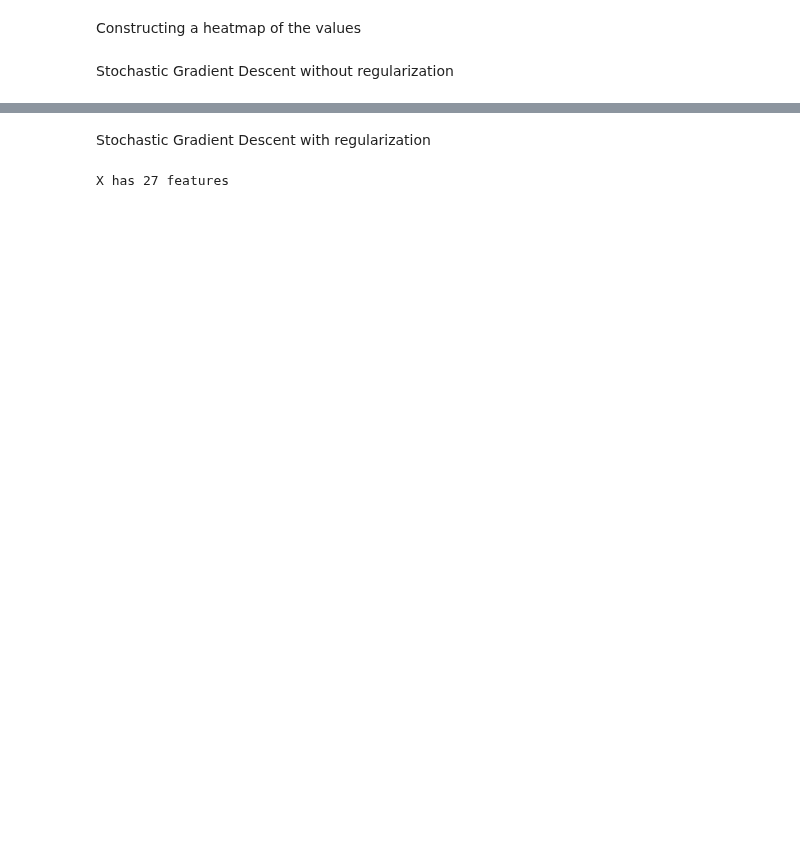
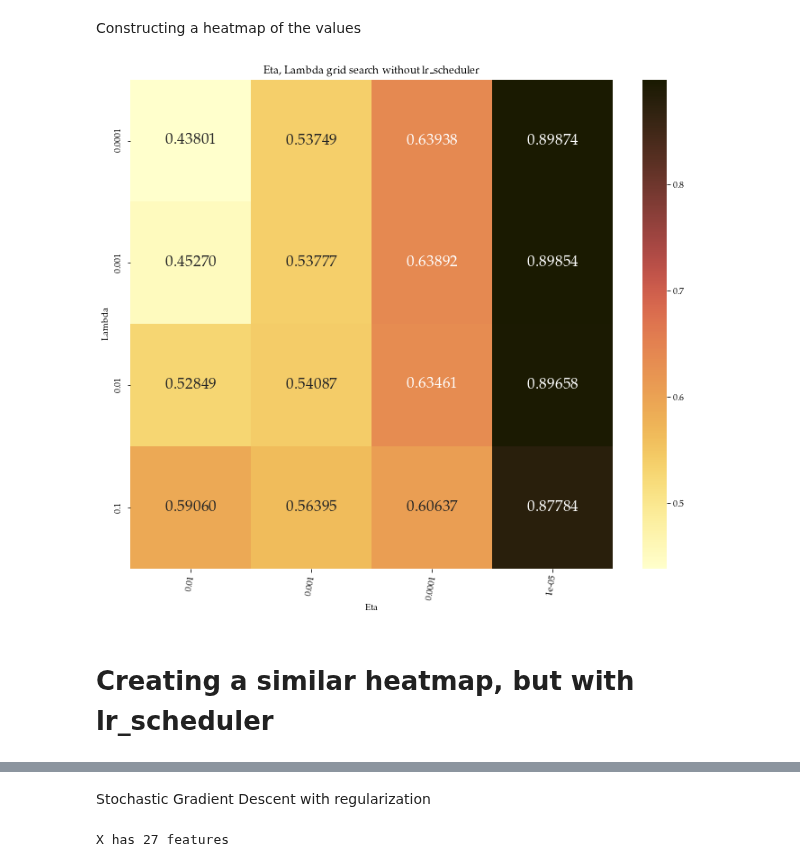
Before and after one commit to AndreasBordvik/FYS-STK4155-Prj2_report, a Jupyter notebook: code/Part_A.ipynb, the cells around one changed output, grey strips where cells are left out. Saved outputs shown, nothing was run; the diff lists cells and outputs as text; code cells hidden in the pictures; blank space fills up the shorter version.

```diff
--- a/code/Part_A.ipynb
+++ b/code/Part_A.ipynb
@@ -164,6 +172,9 @@ plt.savefig(f"{REPORT_FIGURES}{EX_A}mse_with_varying_epoch.pdf")
 # %% [markdown]
 Computing the values
 # %%
+theta_initial_values = np.random.randn(X_train.shape[1],1)
+batch_size = 5
+
 etas = np.logspace(-5, -2, 4)
 lambdas = np.logspace(-4, -1, 4)
 epoch = 100 # Based on the plot above, good computational efficiency / precision ratio
@@ -172,8 +183,9 @@ heatmap_mtrx = np.zeros(shape=(len(etas), len(lambdas)))
 
 for eta in range(len(etas)):
     for lmb in range(len(lambdas)):
+        np.random.seed(SEED_VALUE)
         print(f"Training for eta: {etas[eta]}, lambda: {lambdas[lmb]}")
-        theta = sgd(X_train, t_train, theta_initial_values, epoch, batch_size, eta=etas[eta], lmb=lambdas[lmb], lr_scheduler=True)
+        theta = sgd(X_train, t_train, theta_initial_values, epoch, batch_size, eta=etas[eta], lmb=lambdas[lmb], lr_scheduler=False)
         heatmap_mtrx[eta, lmb] = MSE(t_test, X_test @ theta)
         print(MSE(t_test, X_test @ theta))
 # %% [output]
@@ -187,13 +217,13 @@ KeyboardInterrupt:
 Constructing a heatmap of the values
 # %%
 plt.figure(figsize=(12,10))
-gridsearch = sns.heatmap(heatmap_mtrx,annot=True, fmt=".5f", xticklabels= etas, yticklabels= lambdas, cmap=cm.lajolla)
-#gridsearch.invert_yaxis()
+gridsearch = sns.heatmap(heatmap_mtrx.T,annot=True, annot_kws={'fontsize':'xx-large'}, fmt=".5f", xticklabels= etas, yticklabels= lambdas, cmap=cm.lajolla)
+gridsearch.invert_xaxis()
 gridsearch.set_xticklabels(gridsearch.get_xticklabels(),rotation = 80)
 
-plt.title("Eta, Lambda grid search")
+plt.title("Eta, Lambda grid search without lr\_scheduler")
 plt.xlabel("Eta")
 plt.ylabel("Lambda")
 plt.savefig(f"{REPORT_FIGURES}{EX_A}_gridsearch.pdf")
+# %% [output]
+[figure, added]
-# %% [markdown]
-Stochastic Gradient Descent without regularization
@@ -217,0 +230,2 @@ print(f"MSE for OLS: {MSE(t_test, X_test @ beta_hat)}")
+# %% [markdown]
+# Creating a similar heatmap, but with lr_scheduler
```
Also changed, not shown: parts of 13 cells of this notebook, 2 other files.
